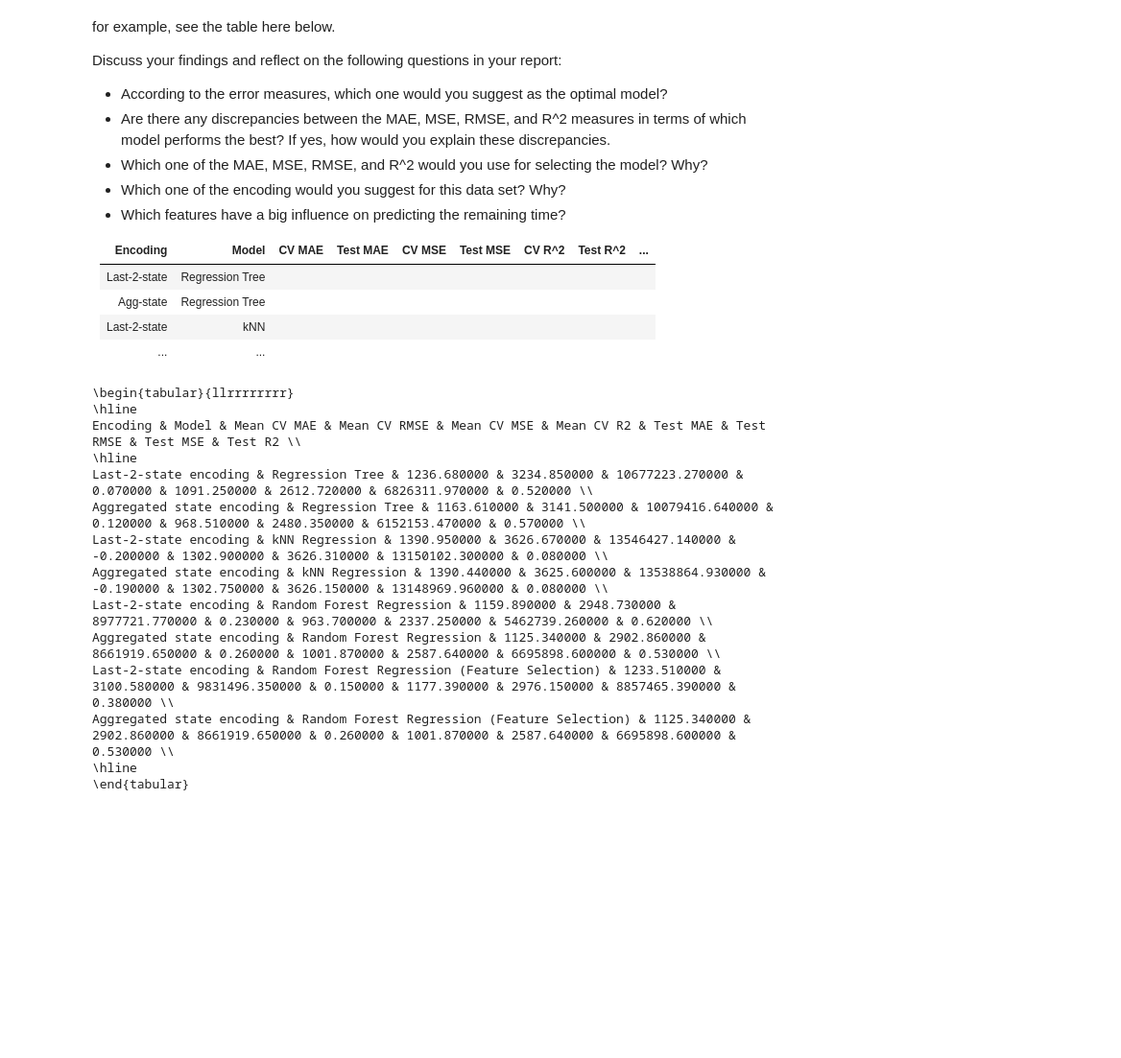
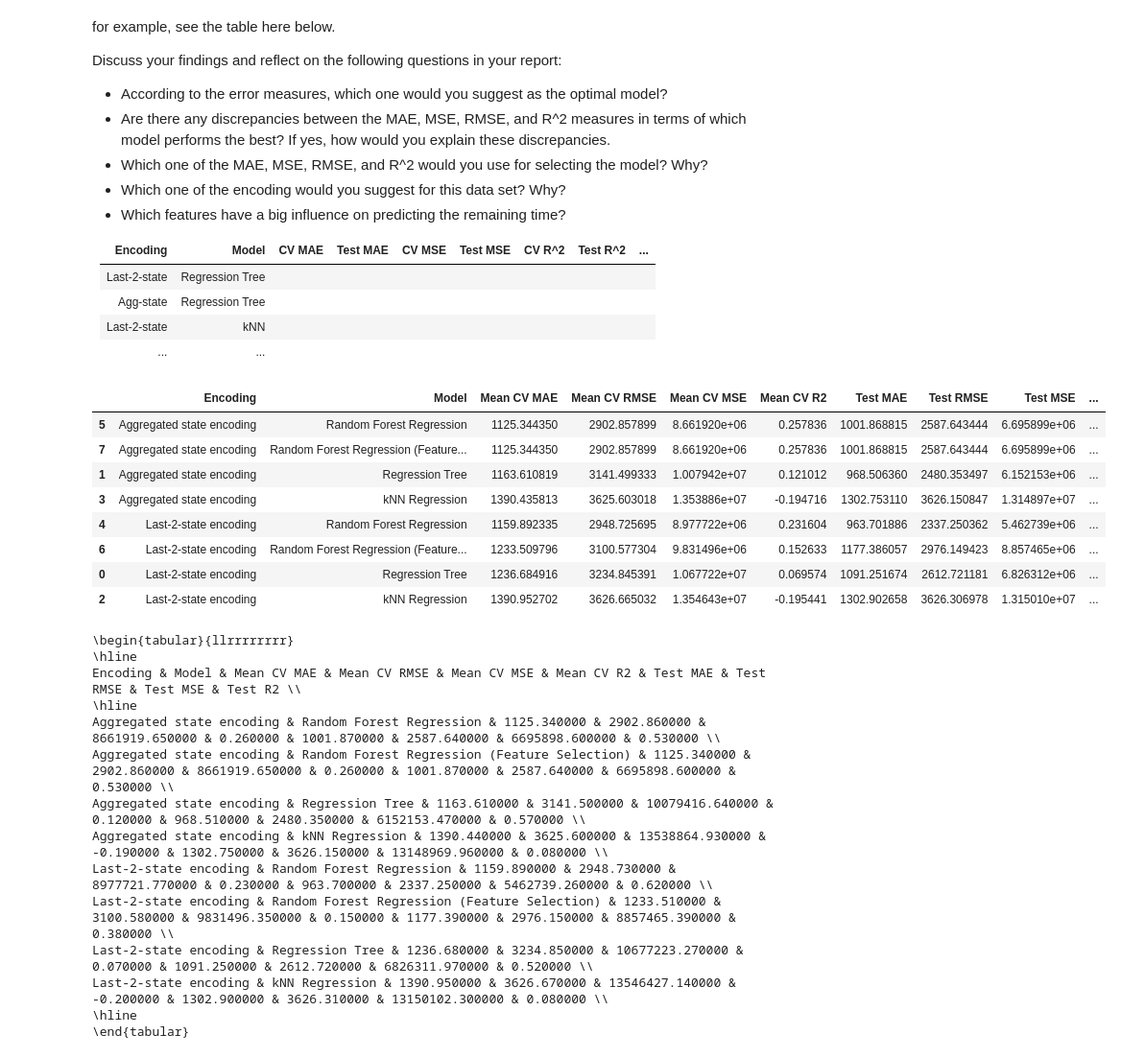
Before and after one commit to MarognaLorenzo/ApplicationOfMachineLearning, a Jupyter notebook: Assignment2/notebooks/All.ipynb, the cells around one changed output. Shown at 96% size. Drawn from its saved outputs; the diff is of its cells as text; code cells hidden in the pictures; blank space fills up the shorter version.

```diff
--- a/Assignment2/notebooks/All.ipynb
+++ b/Assignment2/notebooks/All.ipynb
@@ -1078,9 +1078,9 @@ print(
 best_model_rf_reduced_ls = rf_reduced_grid_search_ls.best_estimator_
 
 # TODO: compute the performance of the model on your held-out test data
-best_model_rf_reduced_ls.fit(X_ls_train, np.ravel(y_ls_train))
-pred = best_model_rf_reduced_ls.predict(X_ls_test)
-rf_reduced_best_performance_ls = performance_metrics(y_ls_test, pred)
+best_model_rf_reduced_ls.fit(X_ls_train_reduced, np.ravel(y_ls_train_reduced))
+pred = best_model_rf_reduced_ls.predict(X_ls_test_reduced)
+rf_reduced_best_performance_ls = performance_metrics(y_ls_test_reduced, pred)
 # %% [output]
 The best resulting model have the following parameters: {'max_depth': 21, 'max_features': 'sqrt', 'min_samples_leaf': 1}
 MAE:     1.2e+03
@@ -1111,9 +1111,9 @@ print(
 best_model_rf_reduced_ag = rf_reduced_grid_search_ag.best_estimator_
 
 # TODO: compute the performance of the model on your held-out test data
-best_model_rf_reduced_ag.fit(X_ag_train, np.ravel(y_ag_train))
-pred = best_model_rf_reduced_ag.predict(X_ag_test)
-rf_reduced_best_performance_ag = performance_metrics(y_ag_test, pred)
+best_model_rf_reduced_ag.fit(X_ag_train_reduced, np.ravel(y_ag_train_reduced))
+pred = best_model_rf_reduced_ag.predict(X_ag_test_reduced)
+rf_reduced_best_performance_ag = performance_metrics(y_ag_test_reduced, pred)
 # %% [output]
 The best resulting model have the following parameters: {'max_depth': 21, 'max_features': 'sqrt', 'min_samples_leaf': 1}
 MAE:     1e+03
@@ -1288,34 +1288,45 @@ final_results = pd.DataFrame.from_dict(
 final_results_cv_scores = final_results.apply(
     lambda row: {
         f"Mean CV { k.removeprefix('mean_test_').upper() }": (
             np.mean(row.grid_search.cv_results_[k]) * ((-1) ** (k != "mean_test_r2"))
         )
         for k in ["mean_test_mae", "mean_test_rmse", "mean_test_mse", "mean_test_r2"]
     },
     axis=1,
 ).apply(pd.Series)
 
 final_results_table = pd.concat([final_results, final_results_cv_scores], axis=1).drop(
     columns=["grid_search"]
 )
 final_results_table.columns = [
     f"Test {c}" if c in {"MAE", "MSE", "RMSE", "R2"} else c
     for c in final_results_table.columns
 ]
 final_results_table = final_results_table[
     [
         "Encoding",
         "Model",
         "Mean CV MAE",
         "Mean CV RMSE",
         "Mean CV MSE",
         "Mean CV R2",
         "Test MAE",
         "Test RMSE",
         "Test MSE",
         "Test R2",
     ]
-]
+].sort_values(by=["Encoding", "Model"])
+final_results_table
+# %% [output]
+|  | Encoding | Model | Mean CV MAE | Mean CV RMSE | Mean CV MSE | Mean CV R2 | Test MAE | Test RMSE | Test MSE | ... |
+| 5 | Aggregated state encoding | Random Forest Regression | 1125.344350 | 2902.857899 | 8.661920e+06 | 0.257836 | 1001.868815 | 2587.643444 | 6.695899e+06 | ... |
+| 7 | Aggregated state encoding | Random Forest Regression (Feature... | 1125.344350 | 2902.857899 | 8.661920e+06 | 0.257836 | 1001.868815 | 2587.643444 | 6.695899e+06 | ... |
+| 1 | Aggregated state encoding | Regression Tree | 1163.610819 | 3141.499333 | 1.007942e+07 | 0.121012 | 968.506360 | 2480.353497 | 6.152153e+06 | ... |
+| 3 | Aggregated state encoding | kNN Regression | 1390.435813 | 3625.603018 | 1.353886e+07 | -0.194716 | 1302.753110 | 3626.150847 | 1.314897e+07 | ... |
+| 4 | Last-2-state encoding | Random Forest Regression | 1159.892335 | 2948.725695 | 8.977722e+06 | 0.231604 | 963.701886 | 2337.250362 | 5.462739e+06 | ... |
+| 6 | Last-2-state encoding | Random Forest Regression (Feature... | 1233.509796 | 3100.577304 | 9.831496e+06 | 0.152633 | 1177.386057 | 2976.149423 | 8.857465e+06 | ... |
+| 0 | Last-2-state encoding | Regression Tree | 1236.684916 | 3234.845391 | 1.067722e+07 | 0.069574 | 1091.251674 | 2612.721181 | 6.826312e+06 | ... |
+| 2 | Last-2-state encoding | kNN Regression | 1390.952702 | 3626.665032 | 1.354643e+07 | -0.195441 | 1302.902658 | 3626.306978 | 1.315010e+07 | ... |
 # %%
 get_latex(final_results_table)
 # %% [output]
@@ -1323,13 +1334,13 @@ get_latex(final_results_table)
 \hline
 Encoding & Model & Mean CV MAE & Mean CV RMSE & Mean CV MSE & Mean CV R2 & Test MAE & Test RMSE & Test MSE & Test R2 \\
 \hline
-Last-2-state encoding & Regression Tree & 1236.680000 & 3234.850000 & 10677223.270000 & 0.070000 & 1091.250000 & 2612.720000 & 6826311.970000 & 0.520000 \\
+Aggregated state encoding & Random Forest Regression & 1125.340000 & 2902.860000 & 8661919.650000 & 0.260000 & 1001.870000 & 2587.640000 & 6695898.600000 & 0.530000 \\
+Aggregated state encoding & Random Forest Regression (Feature Selection) & 1125.340000 & 2902.860000 & 8661919.650000 & 0.260000 & 1001.870000 & 2587.640000 & 6695898.600000 & 0.530000 \\
 Aggregated state encoding & Regression Tree & 1163.610000 & 3141.500000 & 10079416.640000 & 0.120000 & 968.510000 & 2480.350000 & 6152153.470000 & 0.570000 \\
-Last-2-state encoding & kNN Regression & 1390.950000 & 3626.670000 & 13546427.140000 & -0.200000 & 1302.900000 & 3626.310000 & 13150102.300000 & 0.080000 \\
 Aggregated state encoding & kNN Regression & 1390.440000 & 3625.600000 & 13538864.930000 & -0.190000 & 1302.750000 & 3626.150000 & 13148969.960000 & 0.080000 \\
 Last-2-state encoding & Random Forest Regression & 1159.890000 & 2948.730000 & 8977721.770000 & 0.230000 & 963.700000 & 2337.250000 & 5462739.260000 & 0.620000 \\
-Aggregated state encoding & Random Forest Regression & 1125.340000 & 2902.860000 & 8661919.650000 & 0.260000 & 1001.870000 & 2587.640000 & 6695898.600000 & 0.530000 \\
 Last-2-state encoding & Random Forest Regression (Feature Selection) & 1233.510000 & 3100.580000 & 9831496.350000 & 0.150000 & 1177.390000 & 2976.150000 & 8857465.390000 & 0.380000 \\
-Aggregated state encoding & Random Forest Regression (Feature Selection) & 1125.340000 & 2902.860000 & 8661919.650000 & 0.260000 & 1001.870000 & 2587.640000 & 6695898.600000 & 0.530000 \\
+Last-2-state encoding & Regression Tree & 1236.680000 & 3234.850000 & 10677223.270000 & 0.070000 & 1091.250000 & 2612.720000 & 6826311.970000 & 0.520000 \\
+Last-2-state encoding & kNN Regression & 1390.950000 & 3626.670000 & 13546427.140000 & -0.200000 & 1302.900000 & 3626.310000 & 13150102.300000 & 0.080000 \\
 \hline
 \end{tabular}
```
Also changed, not shown: parts of 1 cell of this notebook.
